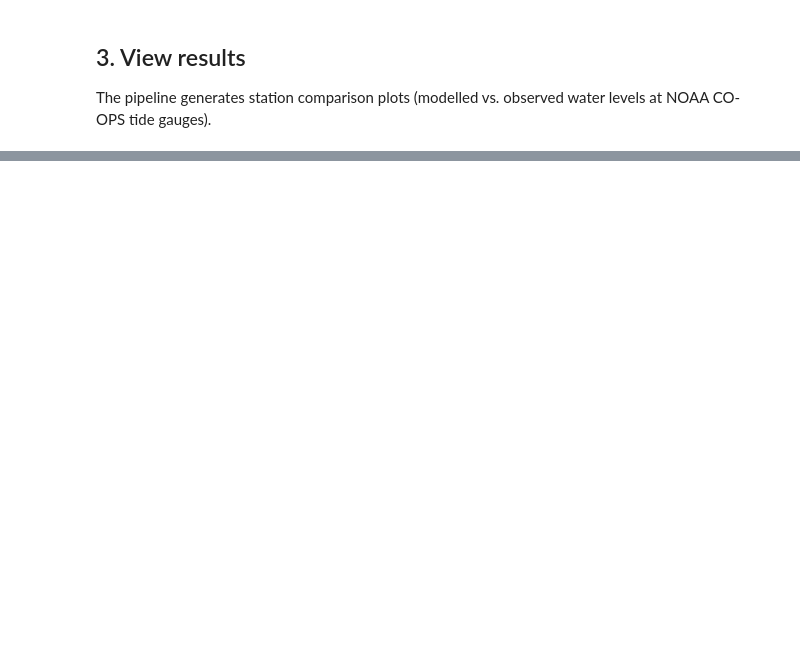
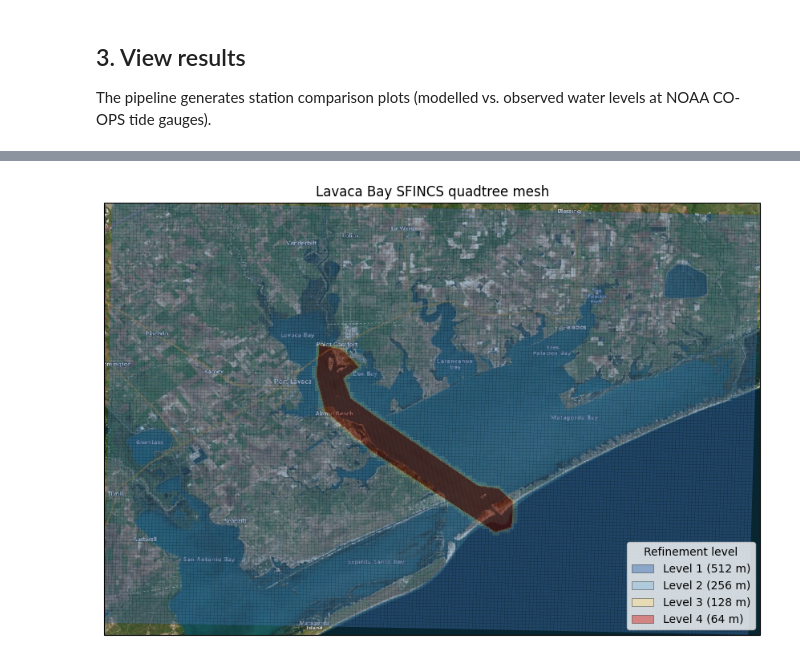
Before and after one commit to NGWPC/nwm-coastal, a Jupyter notebook: docs/examples/notebooks/lavaca_cli.ipynb, the cells around one changed output, grey strips where cells are left out. Saved outputs shown, nothing was run; the diff lists cells and outputs as text; code cells hidden in the pictures; blank space fills up the shorter version.

```diff
--- a/docs/examples/notebooks/lavaca_cli.ipynb
+++ b/docs/examples/notebooks/lavaca_cli.ipynb
@@ -189,0 +241,50 @@ for png in sorted(figs_dir.glob("stations_comparison_*.png")):
+# %%
+# Transform node coordinates to geographic CRS for the cartopy overlay.
+transformer = Transformer.from_crs(grid_crs, "EPSG:4326", always_xy=True)
+node_lon, node_lat = transformer.transform(node_x, node_y)
+
+# Build vertex arrays for PolyCollection (all faces are quads).
+n_verts = fnc.shape[1]
+verts = np.zeros((grid.n_face, n_verts, 2))
+for j in range(n_verts):
+    verts[:, j, 0] = node_lon[fnc[:, j]]
+    verts[:, j, 1] = node_lat[fnc[:, j]]
+
+fig = plt.figure(figsize=(11, 7))
+ax = fig.add_subplot(1, 1, 1, projection=ccrs.PlateCarree())
+ax.set_extent(
+    [node_lon.min(), node_lon.max(), node_lat.min(), node_lat.max()],
+    crs=ccrs.PlateCarree(),
+)
+
+# Satellite background
+tiles = cimgt.QuadtreeTiles()
+ax.add_image(tiles, 11)
+
+# Overlay mesh cells colored by refinement level
+colors = ["#4575b4", "#91bfdb", "#fee090", "#d73027"]
+cmap = ListedColormap(colors)
+norm = BoundaryNorm([0.5, 1.5, 2.5, 3.5, 4.5], ncolors=4)
+
+pc = PolyCollection(verts, edgecolors="black", linewidths=0.1, alpha=0.4)
+pc.set_array(level.astype(float))
+pc.set_cmap(cmap)
+pc.set_norm(norm)
+ax.add_collection(pc)
+
+# Legend
+legend_handles = [
+    Patch(
+        facecolor=cmap(norm(lv)),
+        edgecolor="black",
+        linewidth=0.5,
+        alpha=0.5,
+        label=f"Level {lv} ({base_res / 2 ** (lv - 1):.0f} m)",
+    )
+    for lv in levels
+]
+ax.legend(handles=legend_handles, loc="lower right", title="Refinement level")
+ax.set_title("Lavaca Bay SFINCS quadtree mesh")
+plt.show()
+# %% [output]
+[figure, added]
```
Also changed, not shown: parts of 13 cells of this notebook, 7 other files.
